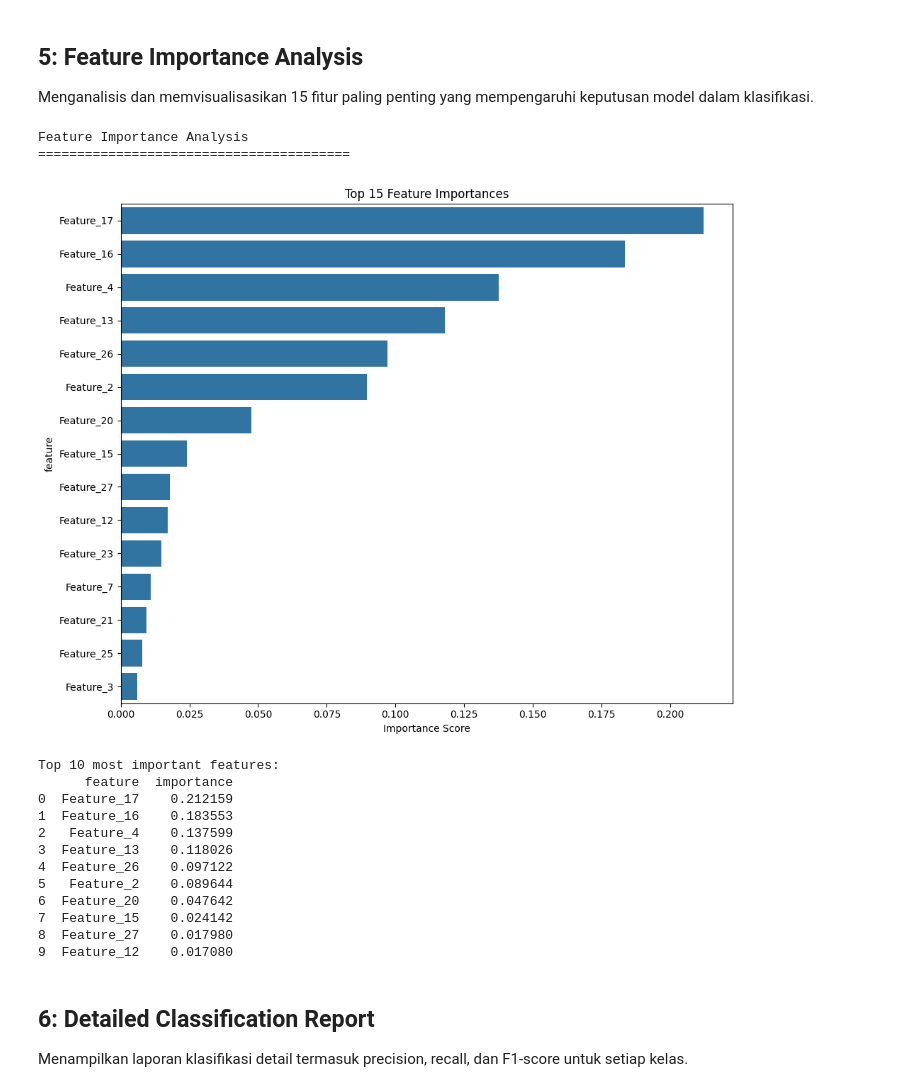
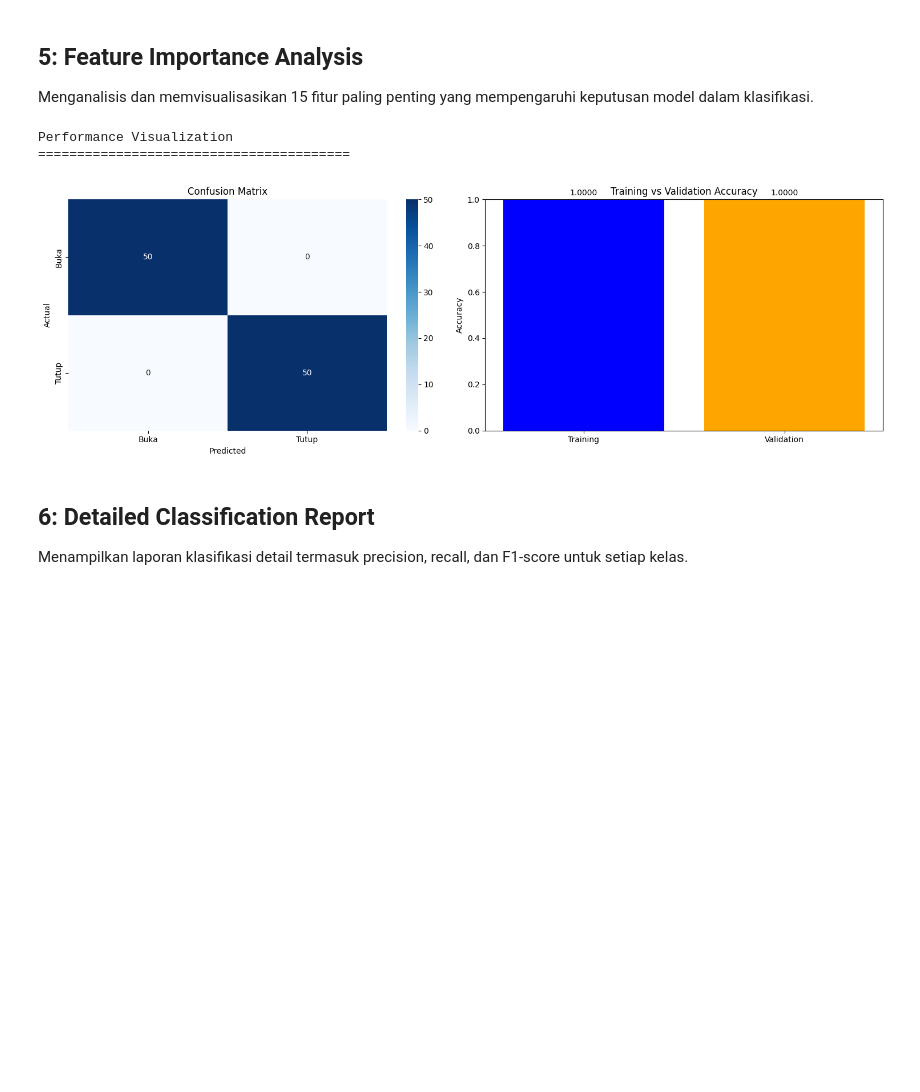
Before and after one commit to asepprayogii/PSD, a Jupyter notebook: _sources/Modelling-bukatutup.ipynb, the cells around one changed output. Cells and saved outputs as stored; diff of their text form; code cells hidden in the pictures; blank space fills up the shorter version.

```diff
--- a/_sources/Modelling-bukatutup.ipynb
+++ b/_sources/Modelling-bukatutup.ipynb
@@ -47,7 +64,7 @@ rf_model = RandomForestClassifier(
 )
 
 # Train model
-rf_model.fit(X_train, y_train)
+rf_model.fit(X_train_scaled, y_train)
 
 print("Model training completed")
 print(f"Number of trees: {len(rf_model.estimators_)}")
@@ -61,12 +78,15 @@ Number of trees: 100
 ## 3: Model Evaluation
 Menghitung akurasi model pada data training dan validation, serta melakukan cross-validation untuk menguji konsistensi performa.
 # %%
+from sklearn.metrics import accuracy_score
+from sklearn.model_selection import cross_val_score
+
 print("Model Evaluation")
 print("=" * 40)
 
 # Predictions
-y_train_pred = rf_model.predict(X_train)
-y_val_pred = rf_model.predict(X_val)
+y_train_pred = rf_model.predict(X_train_scaled)
+y_val_pred = rf_model.predict(X_val_scaled)
 
 # Calculate accuracies
 train_accuracy = accuracy_score(y_train, y_train_pred)
@@ -76,7 +96,7 @@ print(f"Training Accuracy: {train_accuracy:.4f}")
 print(f"Validation Accuracy: {val_accuracy:.4f}")
 
 # Cross-validation
-cv_scores = cross_val_score(rf_model, X_train, y_train, cv=5)
+cv_scores = cross_val_score(rf_model, X_train_scaled, y_train, cv=5)
 print(f"Cross-validation scores: {cv_scores}")
 print(f"Mean CV Accuracy: {cv_scores.mean():.4f} (+/- {cv_scores.std() * 2:.4f})")
 # %% [output]
@@ -130,45 +150,44 @@ Performance Visualization
 ## 5: Feature Importance Analysis
 Menganalisis dan memvisualisasikan 15 fitur paling penting yang mempengaruhi keputusan model dalam klasifikasi.
 # %%
-print("Feature Importance Analysis")
+from sklearn.metrics import confusion_matrix
+import matplotlib.pyplot as plt
+import seaborn as sns
+
+print("Performance Visualization")
 print("=" * 40)
 
-# Get feature importance
-feature_importance = rf_model.feature_importances_
-feature_names = [f'Feature_{i}' for i in range(len(feature_importance))]
+fig, (ax1, ax2) = plt.subplots(1, 2, figsize=(15, 5))
 
-# Create feature importance dataframe
-importance_df = pd.DataFrame({
-    'feature': feature_names,
-    'importance': feature_importance
-}).sort_values('importance', ascending=False)
+# Confusion Matrix
+cm = confusion_matrix(y_val, y_val_pred)
+sns.heatmap(cm, annot=True, fmt='d', cmap='Blues',
+            xticklabels=label_encoder.classes_,
+            yticklabels=label_encoder.classes_, ax=ax1)
+ax1.set_title('Confusion Matrix')
+ax1.set_xlabel('Predicted')
+ax1.set_ylabel('Actual')
 
-# Plot top 15 features
-plt.figure(figsize=(10, 8))
-sns.barplot(data=importance_df.head(15), x='importance', y='feature')
-plt.title('Top 15 Feature Importances')
-plt.xlabel('Importance Score')
+# Accuracy Comparison
+accuracies = [train_accuracy, val_accuracy]
+labels = ['Training', 'Validation']
+bars = ax2.bar(labels, accuracies, color=['blue', 'orange'])
+ax2.set_title('Training vs Validation Accuracy')
+ax2.set_ylabel('Accuracy')
+ax2.set_ylim(0, 1)
+
+# Add value labels on bars
+for bar, accuracy in zip(bars, accuracies):
+    height = bar.get_height()
+    ax2.text(bar.get_x() + bar.get_width()/2., height + 0.01,
+             f'{accuracy:.4f}', ha='center', va='bottom')
+
 plt.tight_layout()
 plt.show()
-
-print("Top 10 most important features:")
-print(importance_df.head(10).reset_index(drop=True))
 # %% [output]
-Feature Importance Analysis
+Performance Visualization
 ========================================
-[figure, old version]
+[figure, new version]
-Top 10 most important features:
-      feature  importance
-0  Feature_17    0.212159
-1  Feature_16    0.183553
-2   Feature_4    0.137599
-3  Feature_13    0.118026
-4  Feature_26    0.097122
-5   Feature_2    0.089644
-6  Feature_20    0.047642
-7  Feature_15    0.024142
-8  Feature_27    0.017980
-9  Feature_12    0.017080
 # %% [markdown]
 
 ## 6: Detailed Classification Report
```
Also changed, not shown: parts of 5 cells of this notebook, 26 other files.
